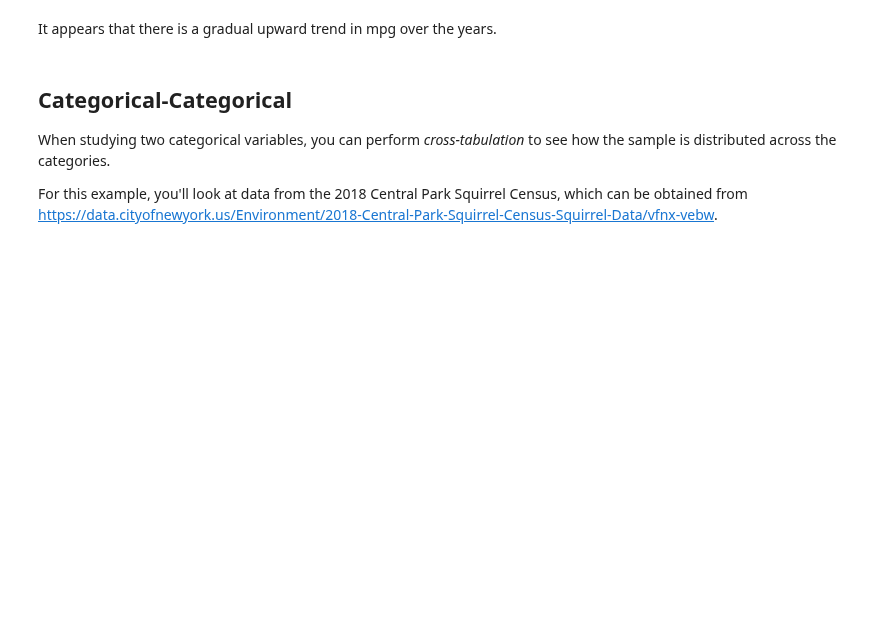
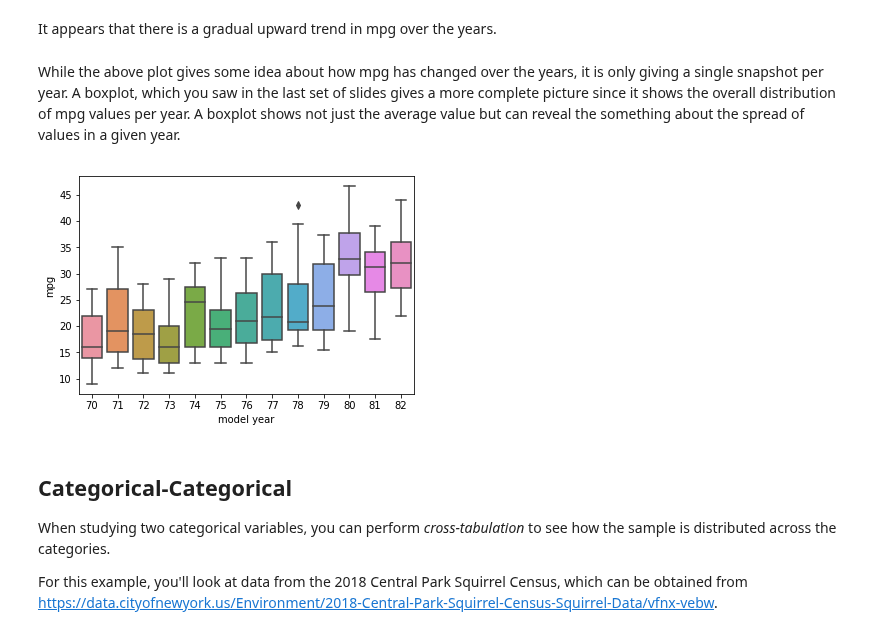
Before and after one commit to NSS-Data-Instructional-Stuff/stats-for-data-science, a Jupyter notebook: notebooks/Notebook_02_Exploratory_Data_Analysis-Part_2_Two_Variable.ipynb, the cells around one changed output. Saved outputs shown, nothing was run; the diff lists cells and outputs as text; code cells hidden in the pictures; blank space fills up the shorter version.

```diff
--- a/notebooks/Notebook_02_Exploratory_Data_Analysis-Part_2_Two_Variable.ipynb
+++ b/notebooks/Notebook_02_Exploratory_Data_Analysis-Part_2_Two_Variable.ipynb
@@ -480,5 +483,11 @@ plt.ylabel('mpg');
 # %% [markdown]
 It appears that there is a gradual upward trend in mpg over the years.
+# %% [markdown]
+While the above plot gives some idea about how mpg has changed over the years, it is only giving a single snapshot per year. A boxplot, which you saw in the last set of slides gives a more complete picture since it shows the overall distribution of mpg values per year. A boxplot shows not just the average value but can reveal the something about the spread of values in a given year.
+# %%
+sns.boxplot(data = cars, x = 'model year', y = 'mpg');
+# %% [output]
+[figure, added]
 # %% [markdown]
 ## Categorical-Categorical
 
```
Also changed, not shown: parts of 8 cells of this notebook.
